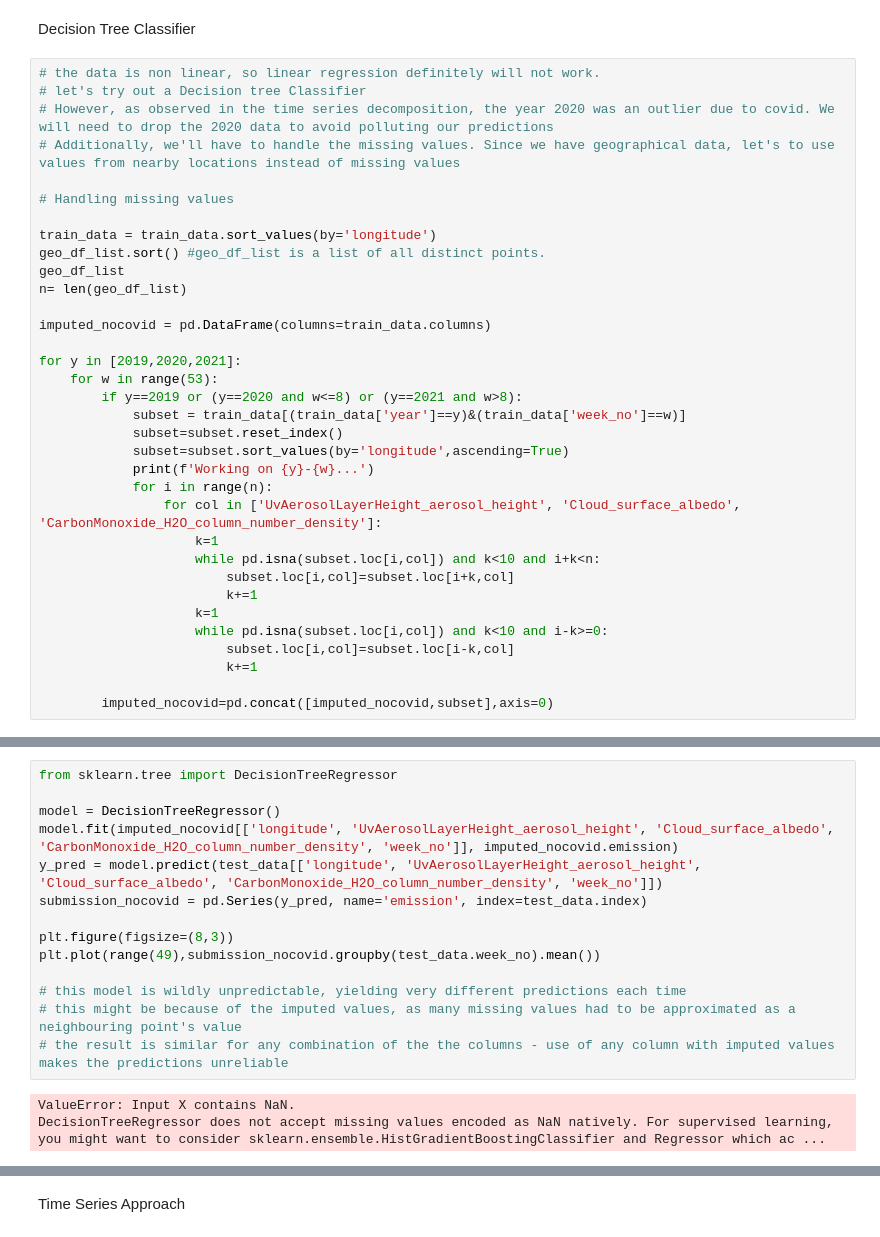
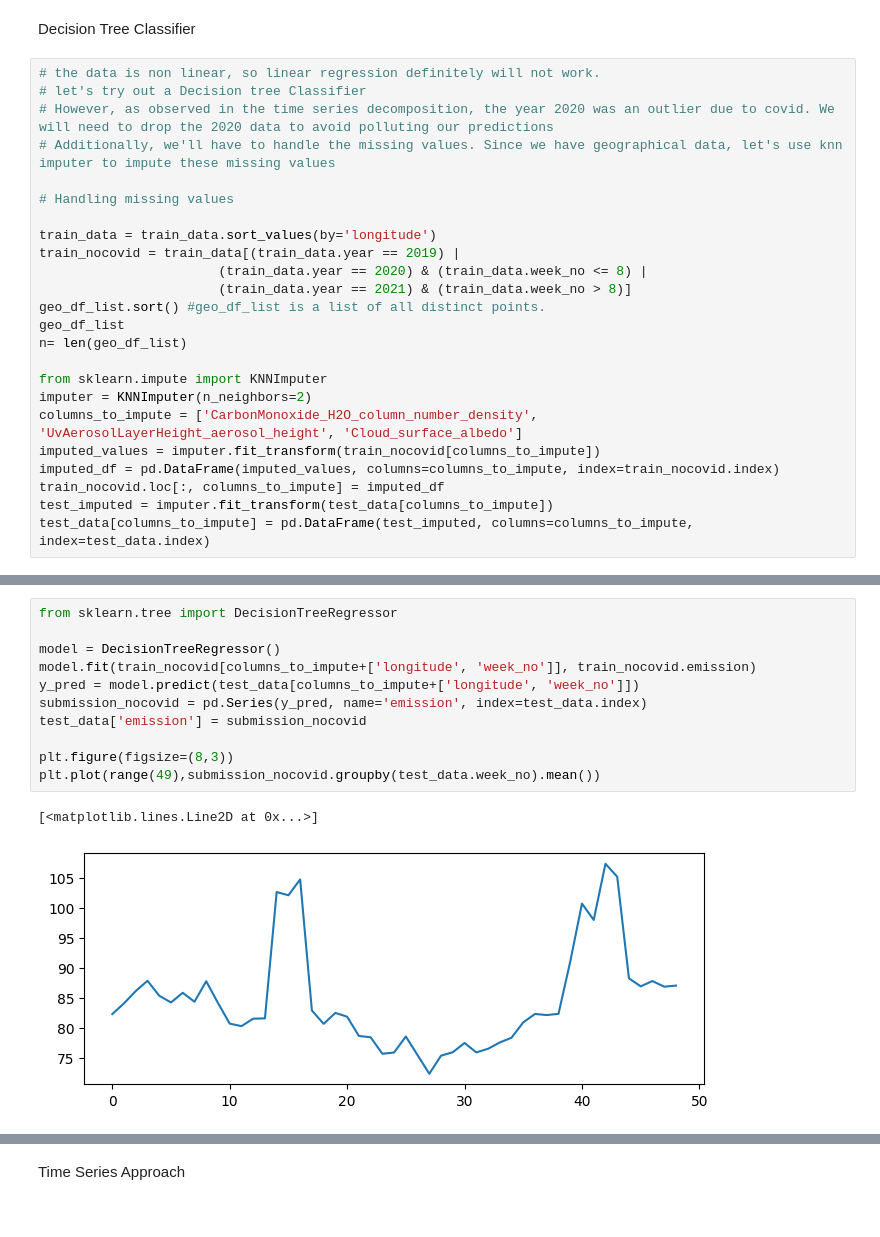
Before and after one commit to riyosha/KaggleNotebooks, a Jupyter notebook: co2_prediction.ipynb, the cells around one changed output, grey strips where cells are left out. Saved outputs shown, nothing was run; the diff lists cells and outputs as text.

Commit message:
Kaggle Notebook | Rwanda_CO2_prediction | Decision Tree Regressor Models

```diff
--- a/co2_prediction.ipynb
+++ b/co2_prediction.ipynb
@@ -399,33 +401,23 @@ Decision Tree Classifier
 # the data is non linear, so linear regression definitely will not work.
 # let's try out a Decision tree Classifier
 # However, as observed in the time series decomposition, the year 2020 was an outlier due to covid. We will need to drop the 2020 data to avoid polluting our predictions
-# Additionally, we'll have to handle the missing values. Since we have geographical data, let's to use values from nearby locations instead of missing values
+# Additionally, we'll have to handle the missing values. Since we have geographical data, let's use knn imputer to impute these missing values
 
 # Handling missing values
 
 train_data = train_data.sort_values(by='longitude')
+train_nocovid = train_data[(train_data.year == 2019) |
+                       (train_data.year == 2020) & (train_data.week_no <= 8) |
+                       (train_data.year == 2021) & (train_data.week_no > 8)]
 geo_df_list.sort() #geo_df_list is a list of all distinct points.
 geo_df_list
 n= len(geo_df_list)
 
-imputed_nocovid = pd.DataFrame(columns=train_data.columns)
-
-for y in [2019,2020,2021]:
-    for w in range(53):
-        if y==2019 or (y==2020 and w<=8) or (y==2021 and w>8):
-            subset = train_data[(train_data['year']==y)&(train_data['week_no']==w)]
-            subset=subset.reset_index()
-            subset=subset.sort_values(by='longitude',ascending=True)
-            print(f'Working on {y}-{w}...')
-            for i in range(n):
-                for col in ['UvAerosolLayerHeight_aerosol_height', 'Cloud_surface_albedo', 'CarbonMonoxide_H2O_column_number_density']:
-                    k=1
-                    while pd.isna(subset.loc[i,col]) and k<10 and i+k<n:
-                        subset.loc[i,col]=subset.loc[i+k,col]
-                        k+=1
-                    k=1
-                    while pd.isna(subset.loc[i,col]) and k<10 and i-k>=0:
-                        subset.loc[i,col]=subset.loc[i-k,col]
-                        k+=1
-
-        imputed_nocovid=pd.concat([imputed_nocovid,subset],axis=0)
+from sklearn.impute import KNNImputer
+imputer = KNNImputer(n_neighbors=2)
+columns_to_impute = ['CarbonMonoxide_H2O_column_number_density',  'UvAerosolLayerHeight_aerosol_height', 'Cloud_surface_albedo']
+imputed_values = imputer.fit_transform(train_nocovid[columns_to_impute])
+imputed_df = pd.DataFrame(imputed_values, columns=columns_to_impute, index=train_nocovid.index)
+train_nocovid.loc[:, columns_to_impute] = imputed_df
+test_imputed = imputer.fit_transform(test_data[columns_to_impute])
+test_data[columns_to_impute] = pd.DataFrame(test_imputed, columns=columns_to_impute, index=test_data.index)
@@ -451,17 +433,14 @@ Working on 2021-52...
 # %%
 from sklearn.tree import DecisionTreeRegressor
 
 model = DecisionTreeRegressor()
-model.fit(imputed_nocovid[['longitude', 'UvAerosolLayerHeight_aerosol_height', 'Cloud_surface_albedo', 'CarbonMonoxide_H2O_column_number_density', 'week_no']], imputed_nocovid.emission)
-y_pred = model.predict(test_data[['longitude', 'UvAerosolLayerHeight_aerosol_height', 'Cloud_surface_albedo', 'CarbonMonoxide_H2O_column_number_density', 'week_no']])
+model.fit(train_nocovid[columns_to_impute+['longitude', 'week_no']], train_nocovid.emission)
+y_pred = model.predict(test_data[columns_to_impute+['longitude', 'week_no']])
 submission_nocovid = pd.Series(y_pred, name='emission', index=test_data.index)
+test_data['emission'] = submission_nocovid
 
 plt.figure(figsize=(8,3))
 plt.plot(range(49),submission_nocovid.groupby(test_data.week_no).mean())
-
-# this model is wildly unpredictable, yielding very different predictions each time
-# this might be because of the imputed values, as many missing values had to be approximated as a neighbouring point's value
-# the result is similar for any combination of the the columns - use of any column with imputed values makes the predictions unreliable
 # %% [output]
-ValueError: Input X contains NaN.
-DecisionTreeRegressor does not accept missing values encoded as NaN natively. For supervised learning, you might want to consider sklearn.ensemble.HistGradientBoostingClassifier and Regressor which ac ...
+[<matplotlib.lines.Line2D at 0x...>]
+[figure, added]
```
Also changed, not shown: parts of 6 cells of this notebook.
